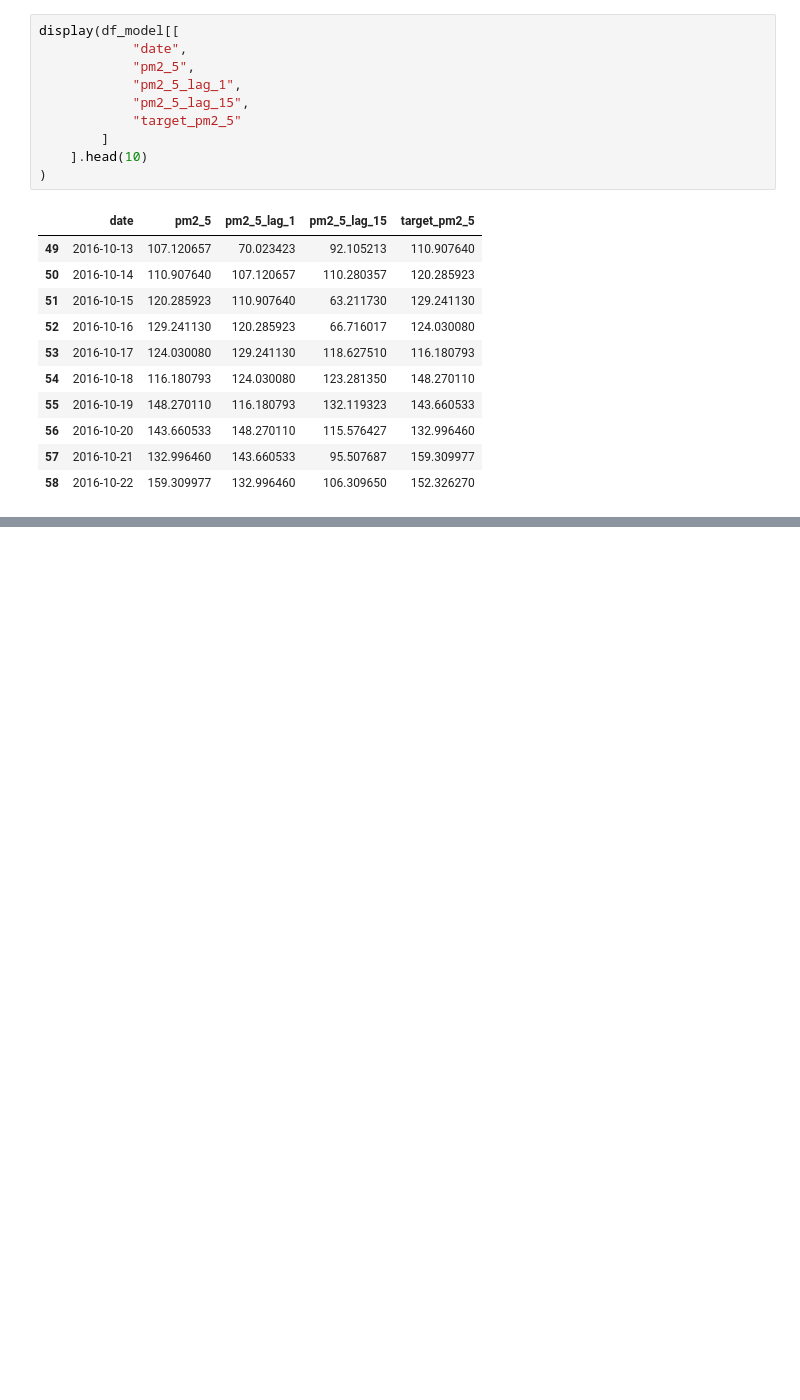
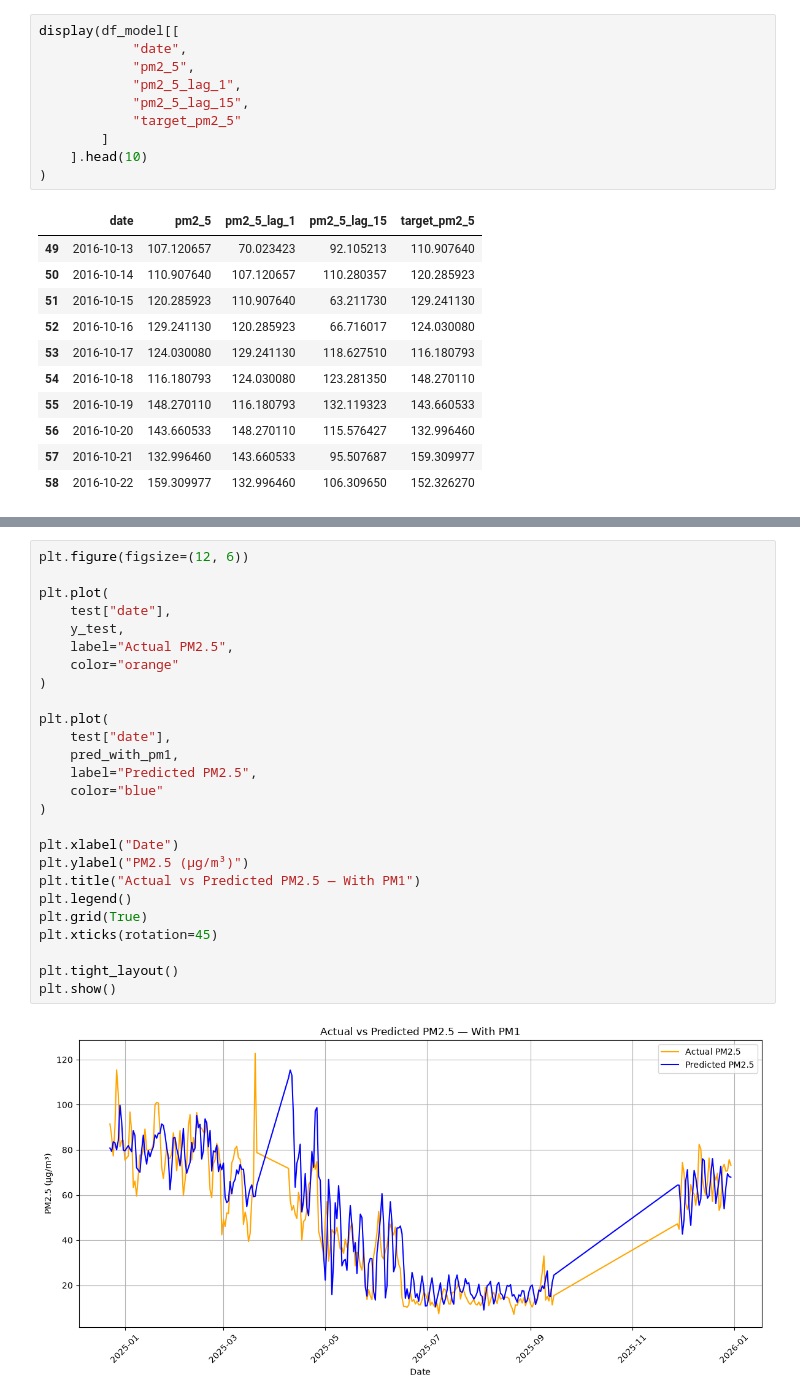
Before and after one commit to anojpradhan/kathmandu_aqi_predictor, a Jupyter notebook: notebooks/pm25_forcasting.ipynb, the cells around one changed output, grey strips where cells are left out. Drawn from its saved outputs; the diff is of its cells as text; blank space fills up the shorter version.

```diff
--- a/notebooks/pm25_forcasting.ipynb
+++ b/notebooks/pm25_forcasting.ipynb
@@ -150,0 +393,28 @@ display(df_model[[
+# %%
+plt.figure(figsize=(12, 6))
+
+plt.plot(
+    test["date"],
+    y_test,
+    label="Actual PM2.5",
+    color="orange"
+)
+
+plt.plot(
+    test["date"],
+    pred_with_pm1,
+    label="Predicted PM2.5",
+    color="blue"
+)
+
+plt.xlabel("Date")
+plt.ylabel("PM2.5 (µg/m³)")
+plt.title("Actual vs Predicted PM2.5 — With PM1")
+plt.legend()
+plt.grid(True)
+plt.xticks(rotation=45)
+
+plt.tight_layout()
+plt.show()
+# %% [output]
+[figure, added]
```
Also changed, not shown: parts of 24 cells of this notebook.
